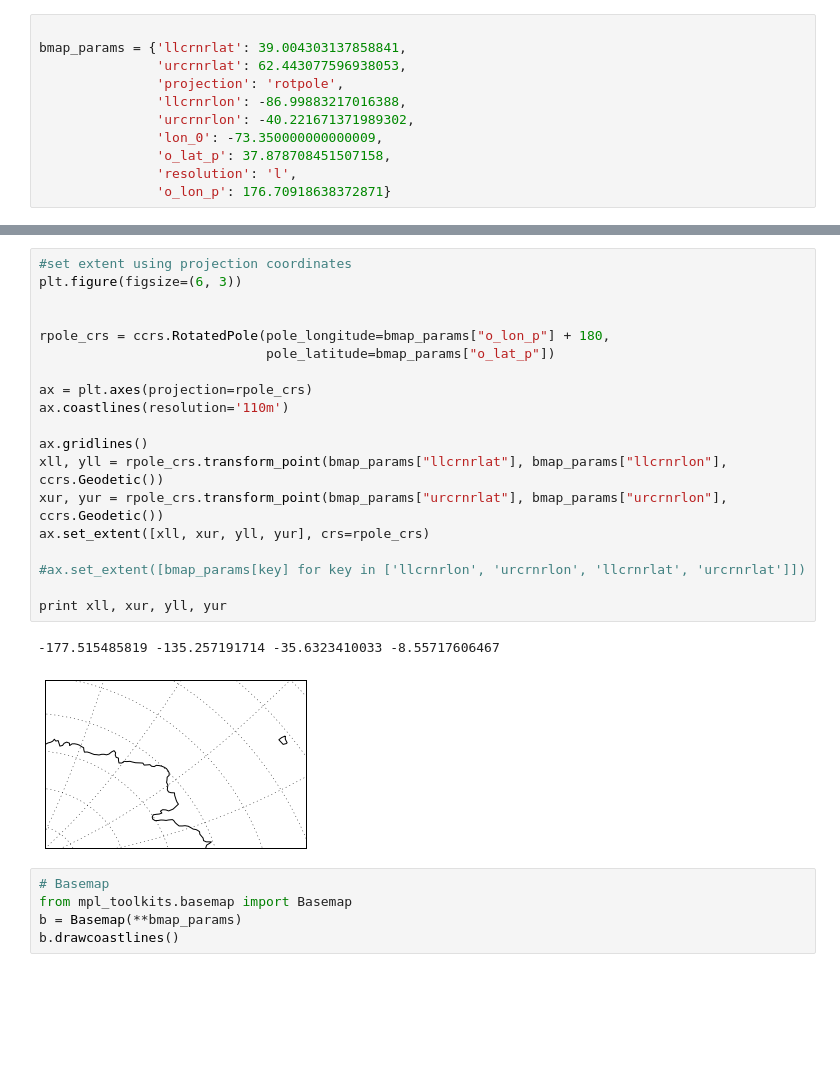
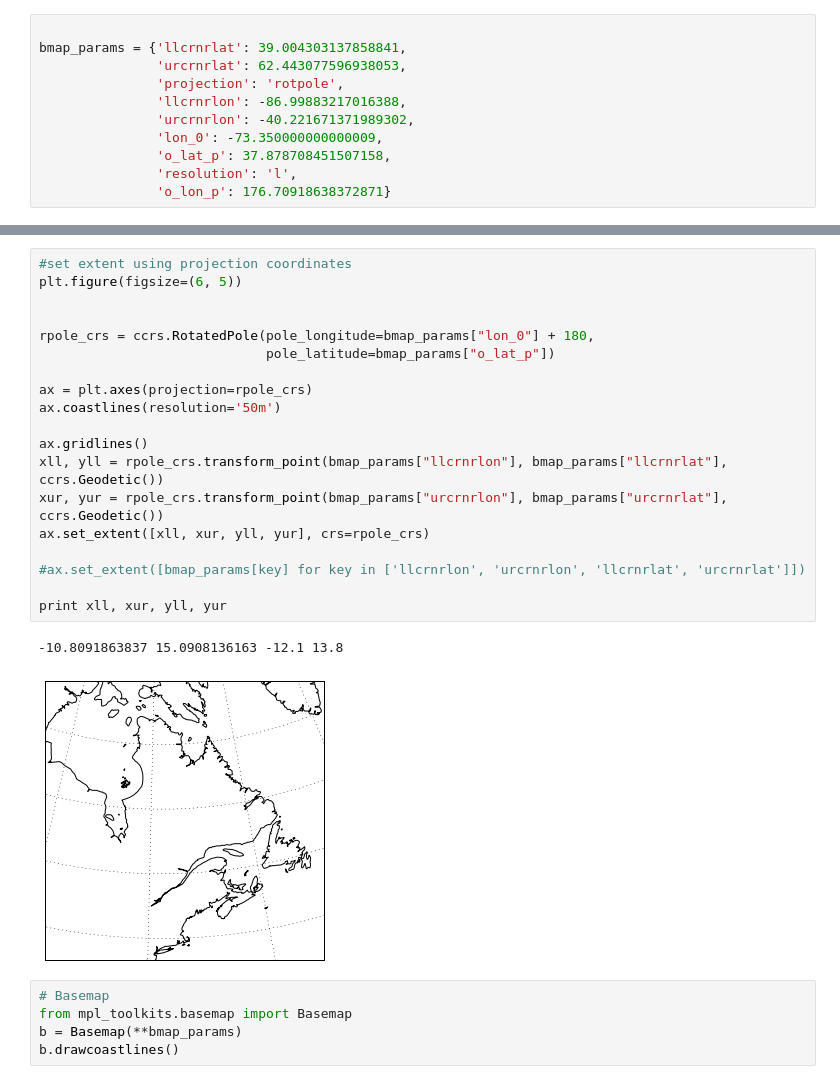
Before and after one commit to guziy/PyNotebooks, a Jupyter notebook: cartopy_compare_with_basemap.ipynb, the cells around one changed output, grey strips where cells are left out. Drawn from its saved outputs; the diff is of its cells as text; blank space fills up the shorter version.

```diff
--- a/cartopy_compare_with_basemap.ipynb
+++ b/cartopy_compare_with_basemap.ipynb
@@ -35,25 +32,25 @@ print xll, xur, yll, yur
 # %%
 #set extent using projection coordinates
-plt.figure(figsize=(6, 3))
+plt.figure(figsize=(6, 5))
 
 
-rpole_crs = ccrs.RotatedPole(pole_longitude=bmap_params["o_lon_p"] + 180,
+rpole_crs = ccrs.RotatedPole(pole_longitude=bmap_params["lon_0"] + 180,
                              pole_latitude=bmap_params["o_lat_p"])
 
 ax = plt.axes(projection=rpole_crs)
-ax.coastlines(resolution='110m')
+ax.coastlines(resolution='50m')
 
 ax.gridlines()
-xll, yll = rpole_crs.transform_point(bmap_params["llcrnrlat"], bmap_params["llcrnrlon"], ccrs.Geodetic())
-xur, yur = rpole_crs.transform_point(bmap_params["urcrnrlat"], bmap_params["urcrnrlon"], ccrs.Geodetic())
+xll, yll = rpole_crs.transform_point(bmap_params["llcrnrlon"], bmap_params["llcrnrlat"], ccrs.Geodetic())
+xur, yur = rpole_crs.transform_point(bmap_params["urcrnrlon"], bmap_params["urcrnrlat"], ccrs.Geodetic())
 ax.set_extent([xll, xur, yll, yur], crs=rpole_crs)
 
 #ax.set_extent([bmap_params[key] for key in ['llcrnrlon', 'urcrnrlon', 'llcrnrlat', 'urcrnrlat']])
 
 print xll, xur, yll, yur
 # %% [output]
--177.515485819 -135.257191714 -35.6323410033 -8.55717606467
+-10.8091863837 15.0908136163 -12.1 13.8
-[figure, old version]
+[figure, new version]
 # %%
 # Basemap
 from mpl_toolkits.basemap import Basemap
```
Also changed, not shown: parts of 1 cell of this notebook.
